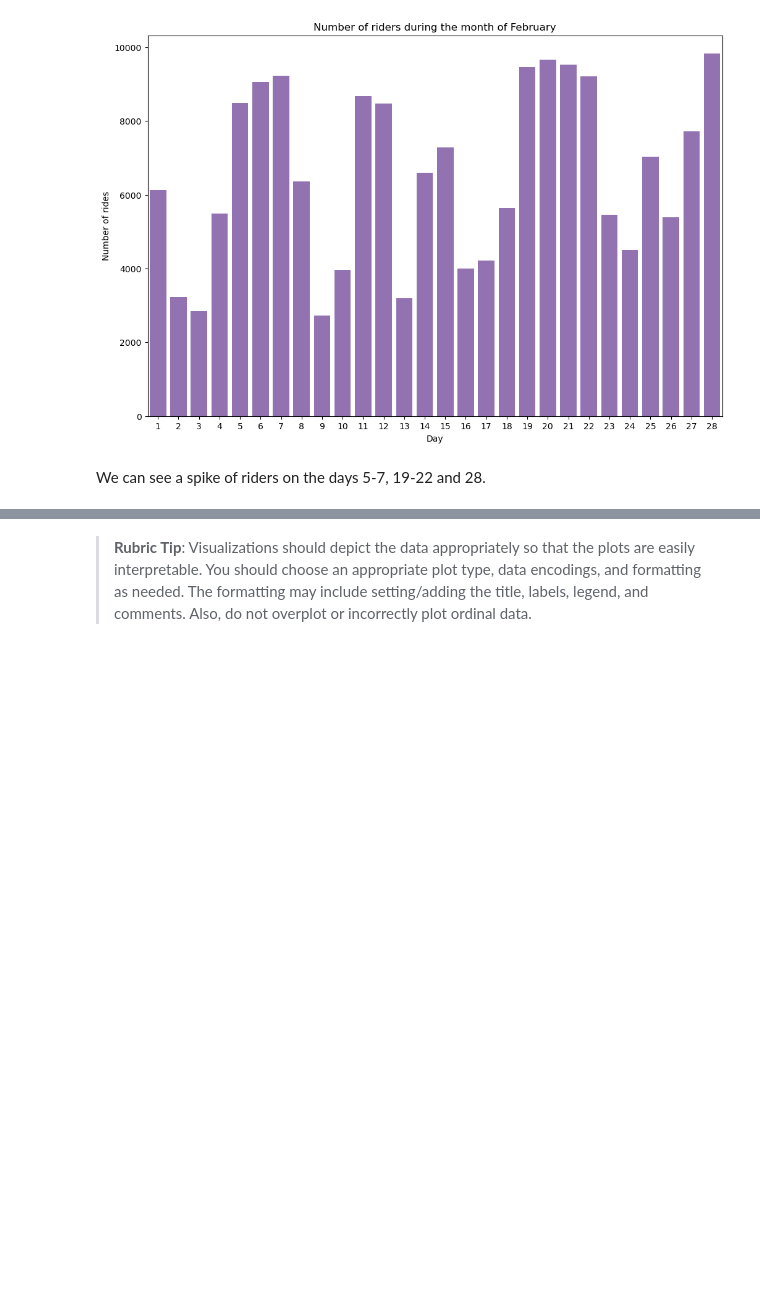
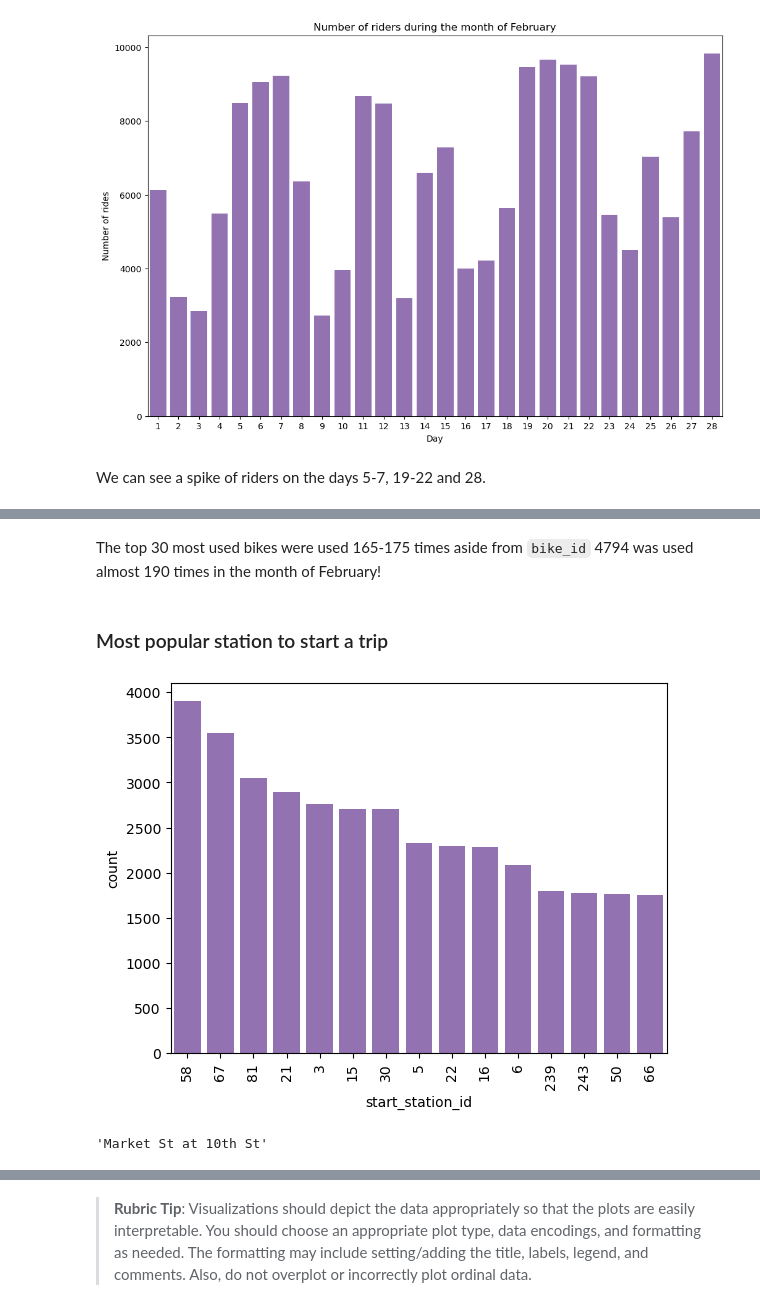
Before and after one commit to NajibAdan/UdacityxALX, a Jupyter notebook: Project_003/Part_I_exploration_template.ipynb, the cells around one changed output, grey strips where cells are left out. Drawn from its saved outputs; the diff is of its cells as text; code cells hidden in the pictures; blank space fills up the shorter version.

```diff
--- a/Project_003/Part_I_exploration_template.ipynb
+++ b/Project_003/Part_I_exploration_template.ipynb
@@ -297,0 +313,14 @@ We can see a spike of riders on the days 5-7, 19-22 and 28.
+# %% [markdown]
+The top 30 most used bikes were used 165-175 times aside from `bike_id` 4794 was used almost 190 times in the month of February!
+# %% [markdown]
+### Most popular station to start a trip
+# %%
+limit_start = df.start_station_id.value_counts().iloc[:15]
+sb.countplot(data=df, x='start_station_id',order=limit_start.index,color=color)
+plt.xticks(rotation=90);
+# %% [output]
+[figure, added]
+# %%
+df.query('start_station_id == 58').start_station_name.iloc[0]
+# %% [output]
+'Market St at 10th St'
```
Also changed, not shown: parts of 16 cells of this notebook, 1 other file.
